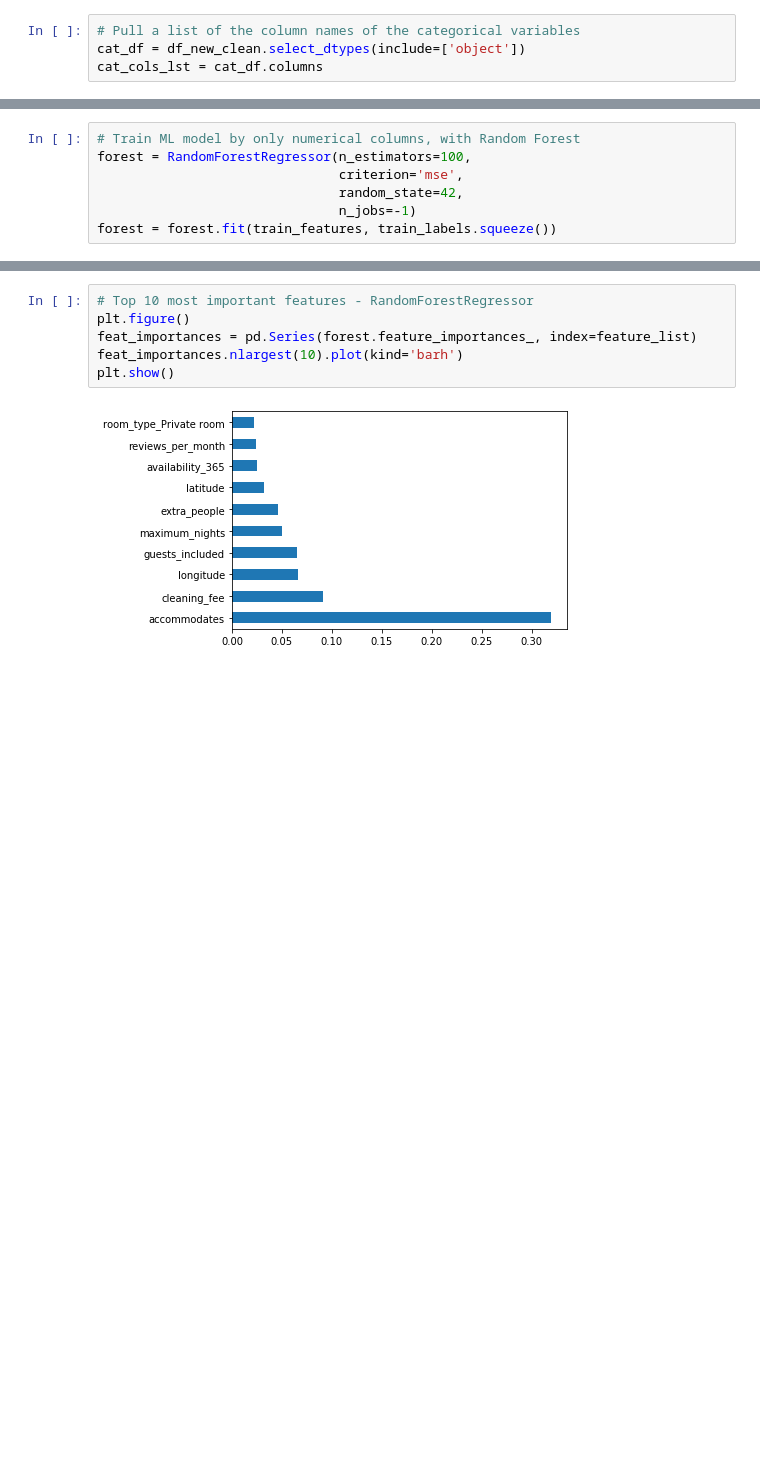
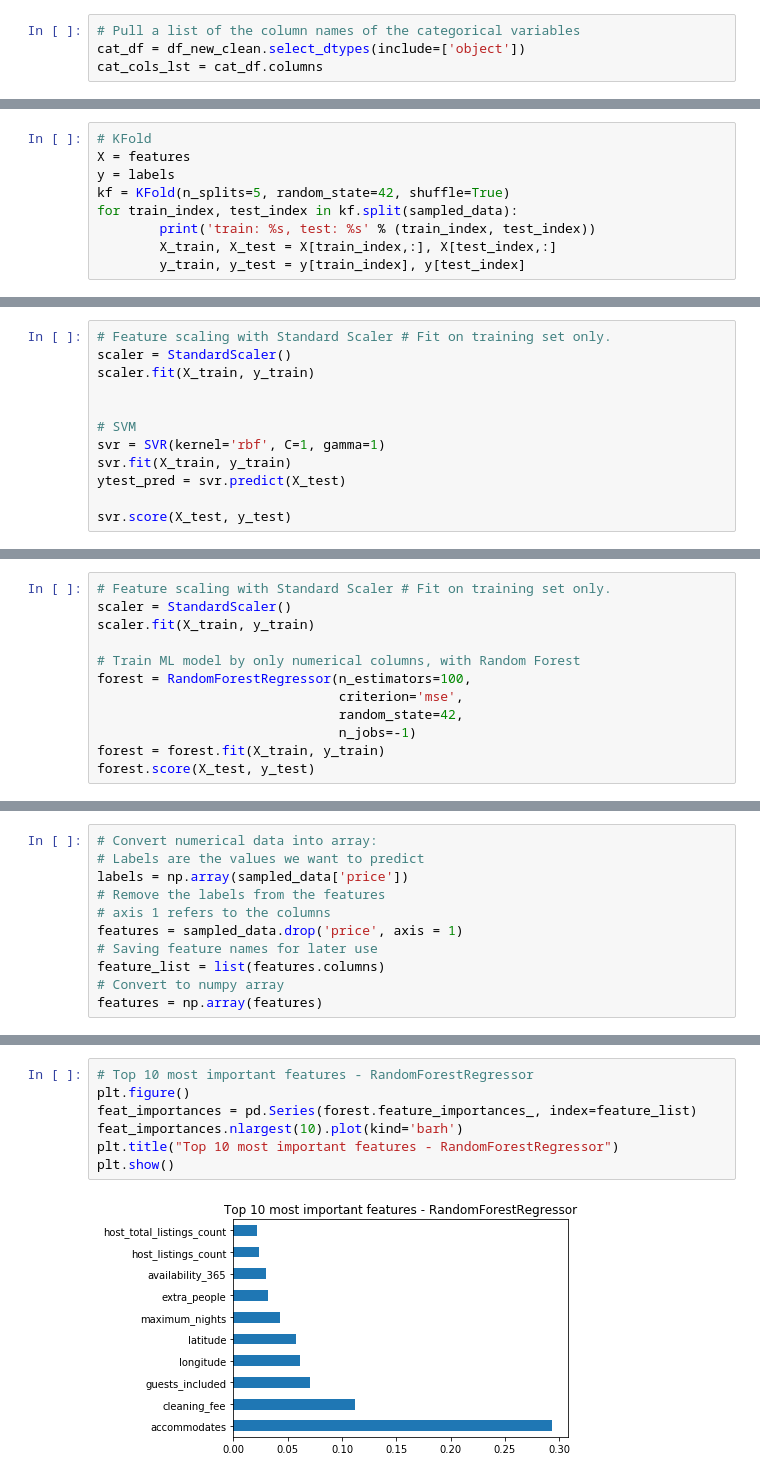
Before and after one commit to lumierity/tokyo_airbnb, a Jupyter notebook: Prediction.ipynb, the cells around one changed output, grey strips where cells are left out. Saved outputs shown, nothing was run; the diff lists cells and outputs as text; blank space fills up the shorter version.

```diff
--- a/Prediction.ipynb
+++ b/Prediction.ipynb
@@ -430,0 +596,9 @@ Testing Labels Shape: (492892,)
+# %%
+# KFold
+X = features
+y = labels
+kf = KFold(n_splits=5, random_state=42, shuffle=True)
+for train_index, test_index in kf.split(sampled_data):
+        print('train: %s, test: %s' % (train_index, test_index))
+        X_train, X_test = X[train_index,:], X[test_index,:]
+        y_train, y_test = y[train_index], y[test_index]
@@ -430,0 +611,12 @@ Testing Labels Shape: (492892,)
+# %%
+# Feature scaling with Standard Scaler # Fit on training set only.
+scaler = StandardScaler()
+scaler.fit(X_train, y_train)
+
+
+# SVM
+svr = SVR(kernel='rbf', C=1, gamma=1)
+svr.fit(X_train, y_train)
+ytest_pred = svr.predict(X_test)
+
+svr.score(X_test, y_test)
@@ -431,7 +666,12 @@ Testing Labels Shape: (492892,)
 # %%
+# Feature scaling with Standard Scaler # Fit on training set only.
+scaler = StandardScaler()
+scaler.fit(X_train, y_train)
+
 # Train ML model by only numerical columns, with Random Forest
 forest = RandomForestRegressor(n_estimators=100,
                                criterion='mse',
                                random_state=42,
                                n_jobs=-1)
-forest = forest.fit(train_features, train_labels.squeeze())
+forest = forest.fit(X_train, y_train)
+forest.score(X_test, y_test)
@@ -469,2 +719,13 @@ test_labels_pred = forest.predict(test_features)
+# %%
+# Convert numerical data into array:
+# Labels are the values we want to predict
+labels = np.array(sampled_data['price'])
+# Remove the labels from the features
+# axis 1 refers to the columns
+features = sampled_data.drop('price', axis = 1)
+# Saving feature names for later use
+feature_list = list(features.columns)
+# Convert to numpy array
+features = np.array(features)
 # %%
 # Extract feature importances (fi)
@@ -492,8 +752,9 @@ for feature in zip(feature_list, forest.feature_importances_):
 # %%
 # Top 10 most important features - RandomForestRegressor
 plt.figure()
 feat_importances = pd.Series(forest.feature_importances_, index=feature_list)
 feat_importances.nlargest(10).plot(kind='barh')
+plt.title("Top 10 most important features - RandomForestRegressor")
 plt.show()
 # %% [output]
-[figure, old version]
+[figure, new version]
```
Also changed, not shown: parts of 73 cells of this notebook.
